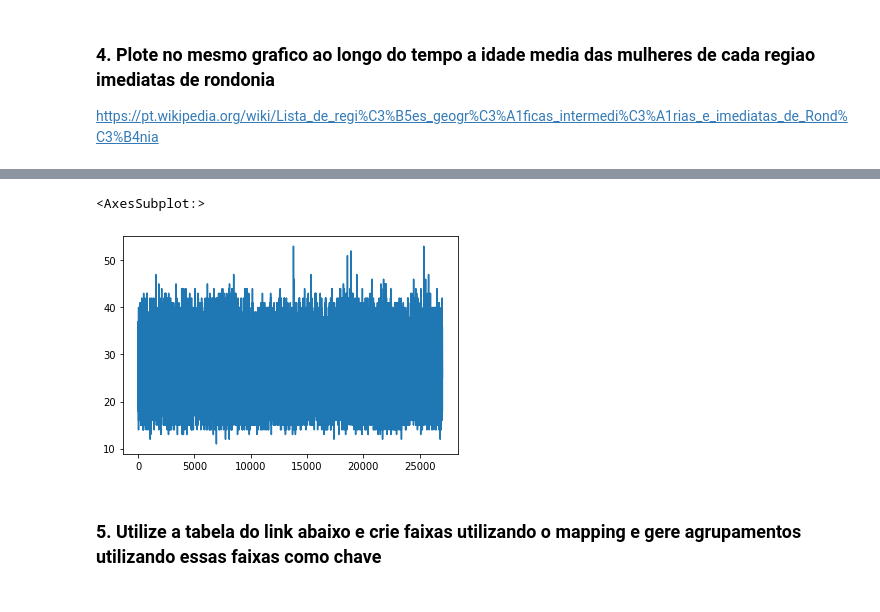
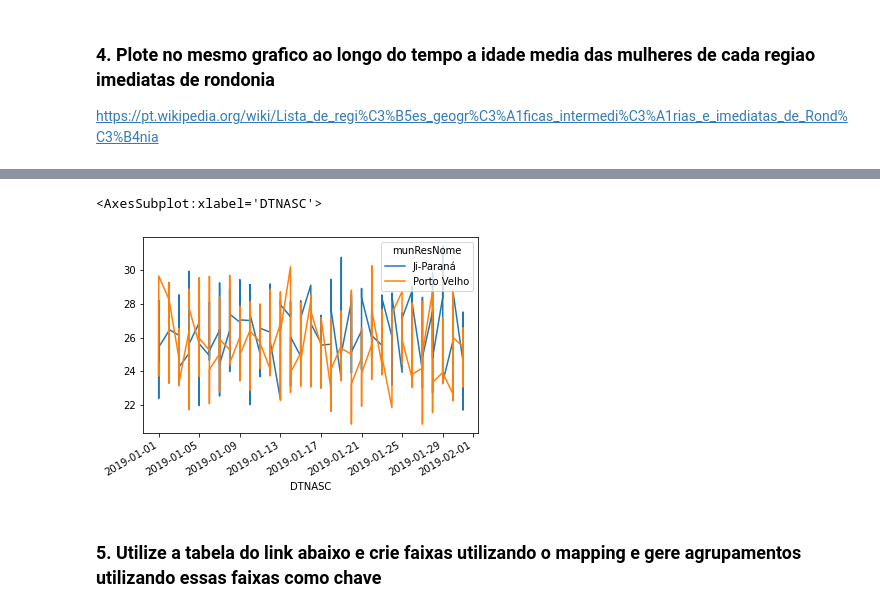
Before and after one commit to RochaKleiton/EBAC_voltazero, a Jupyter notebook: Modulos/09/Mod9Tarefa2.ipynb, the cells around one changed output, grey strips where cells are left out. Saved outputs shown, nothing was run; the diff lists cells and outputs as text; code cells hidden in the pictures.

```diff
--- a/Modulos/09/Mod9Tarefa2.ipynb
+++ b/Modulos/09/Mod9Tarefa2.ipynb
@@ -164,5 +164,3 @@ intermediarias = {
     "Corumbiara": "Ji-Paraná",
     "Pimenteiras do Oeste": "Ji-Paraná"
 }
-# %%
-sinasc_raw.set_index('munResNome')['IDADEMAE'].groupby(intermediarias).mean()
@@ -174,2 +167,2 @@ Name: IDADEMAE, dtype: float64
 # %%
-pd.to_datetime(sinasc_raw['DTNASC'],format = '%Y-%M-%d')
+sinasc_raw['DTNASC'] = pd.to_datetime(sinasc_raw['DTNASC'],format = '%Y-%M-%d')
@@ -189,8 +169,8 @@ Name: DTNASC, Length: 27028, dtype: datetime64[ns]
-# %%
-sinasc_raw['IDADEMAE'].plot()
-# %% [output]
-<AxesSubplot:>
-[figure, removed]
+# %%
+pd.pivot_table(sinasc_raw,values='IDADEMAE',index='munResNome',columns='DTNASC').groupby(intermediarias).mean().transpose().plot()
+# %% [output]
+<AxesSubplot:xlabel='DTNASC'>
+[figure, added]
 # %% [markdown]
 ### 5. Utilize a tabela do link abaixo e crie faixas utilizando o mapping e gere agrupamentos utilizando essas faixas como chave
 # %% [markdown]
```
Also changed, not shown: parts of 14 cells of this notebook.
